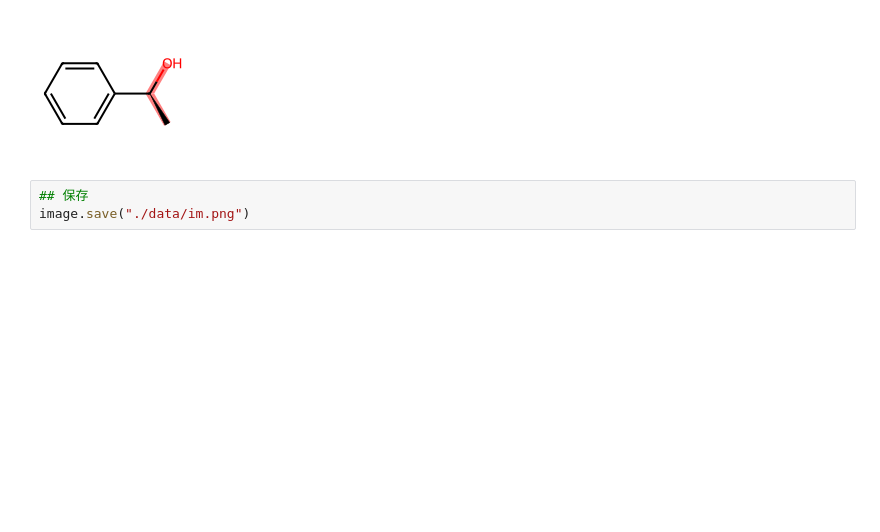
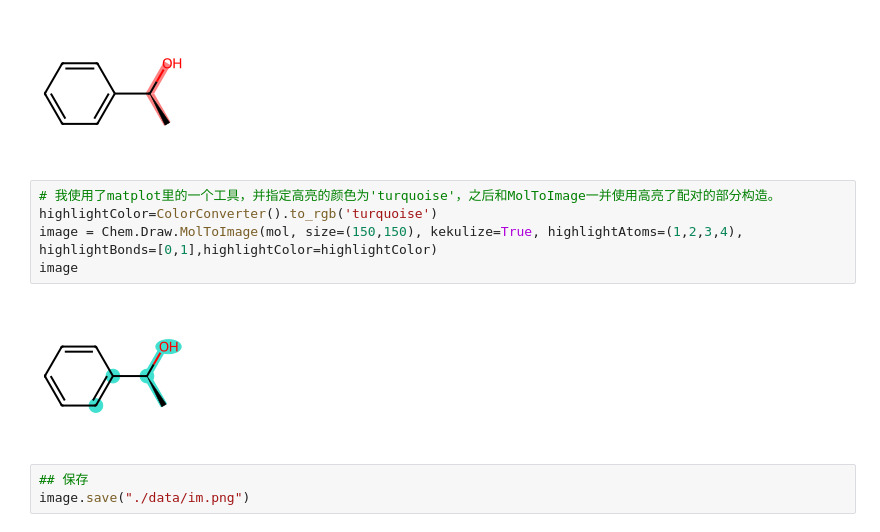
Before and after one commit to daiyizheng/DL, a Jupyter notebook: 07-rdkit/03-rdkit可视化.ipynb, the cells around one changed output. Saved outputs shown, nothing was run; the diff lists cells and outputs as text; blank space fills up the shorter version.

```diff
--- a/07-rdkit/03-rdkit可视化.ipynb
+++ b/07-rdkit/03-rdkit可视化.ipynb
@@ -38,6 +39,13 @@ image = Chem.Draw.MolToImage(mol, size=(150,150), kekulize=True, highlightBonds=
 image
 # %% [output]
 [figure]
+# %%
+# 我使用了matplot里的一个工具，并指定高亮的颜色为'turquoise'，之后和MolToImage一并使用高亮了配对的部分构造。
+highlightColor=ColorConverter().to_rgb('turquoise')
+image = Chem.Draw.MolToImage(mol, size=(150,150), kekulize=True, highlightAtoms=(1,2,3,4), highlightBonds=[0,1],highlightColor=highlightColor)
+image
+# %% [output]
+[figure, added]
 # %%
 ## 保存
 image.save("./data/im.png")
```
Also changed, not shown: parts of 1 cell of this notebook, 2 other files.
